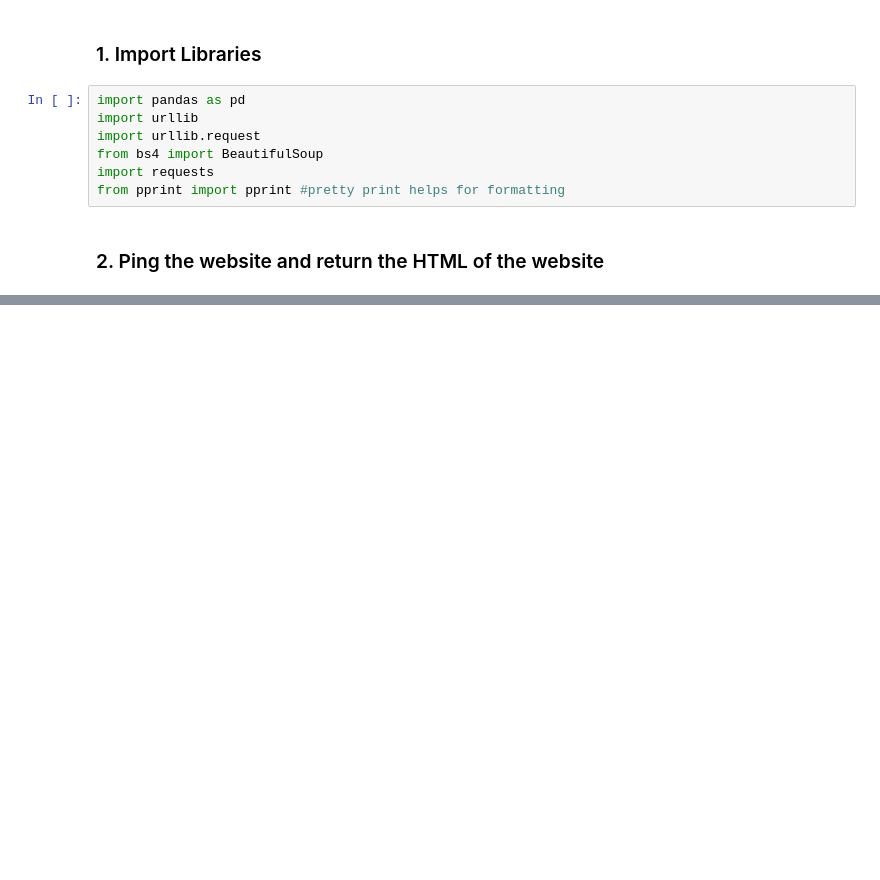
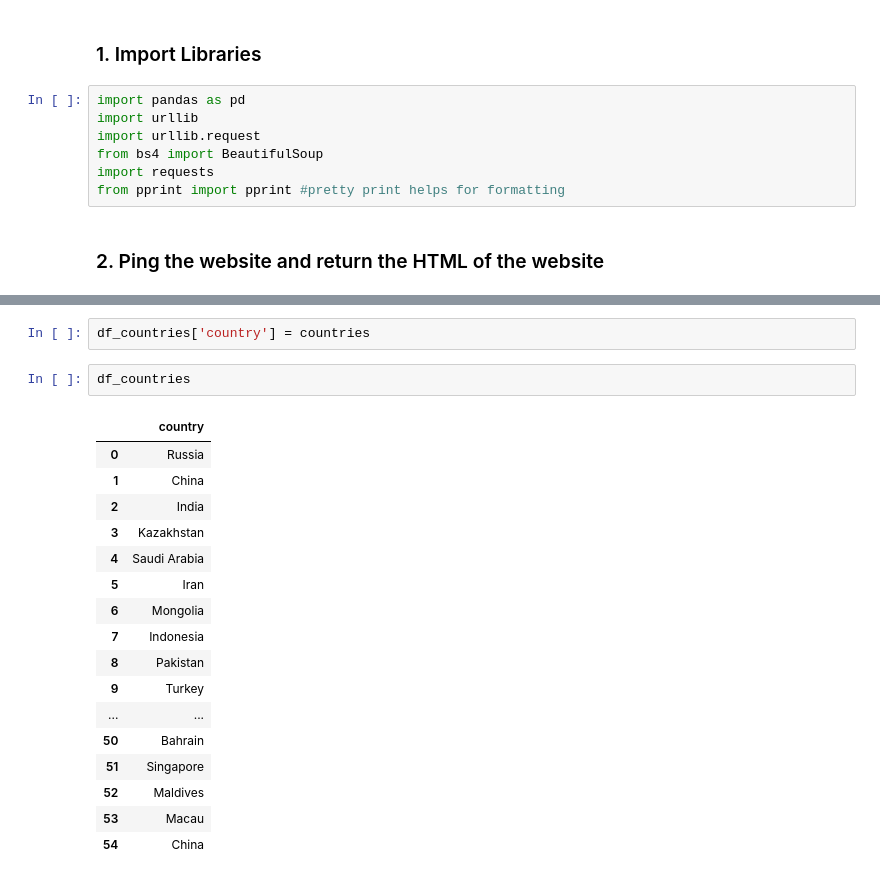
Before and after one commit to SreejaTeegala/MY-DAC-Curriculum, a Jupyter notebook: DAC-007_Web_Scraping/DAC-007_Web_Scraping_Tutorial.ipynb, the cells around one changed output, grey strips where cells are left out. Saved outputs shown, nothing was run; the diff lists cells and outputs as text; blank space fills up the shorter version.

```diff
--- a/DAC-007_Web_Scraping/DAC-007_Web_Scraping_Tutorial.ipynb
+++ b/DAC-007_Web_Scraping/DAC-007_Web_Scraping_Tutorial.ipynb
@@ -38,0 +197,22 @@ page = requests.get(url)
+# %%
+df_countries['country'] = countries
+# %%
+df_countries
+# %% [output]
+|  | country |
+| 0 | Russia |
+| 1 | China |
+| 2 | India |
+| 3 | Kazakhstan |
+| 4 | Saudi Arabia |
+| 5 | Iran |
+| 6 | Mongolia |
+| 7 | Indonesia |
+| 8 | Pakistan |
+| 9 | Turkey |
+| ... | ... |
+| 50 | Bahrain |
+| 51 | Singapore |
+| 52 | Maldives |
+| 53 | Macau |
+| 54 | China |
```
Also changed, not shown: parts of 11 cells of this notebook, 3 other files.
